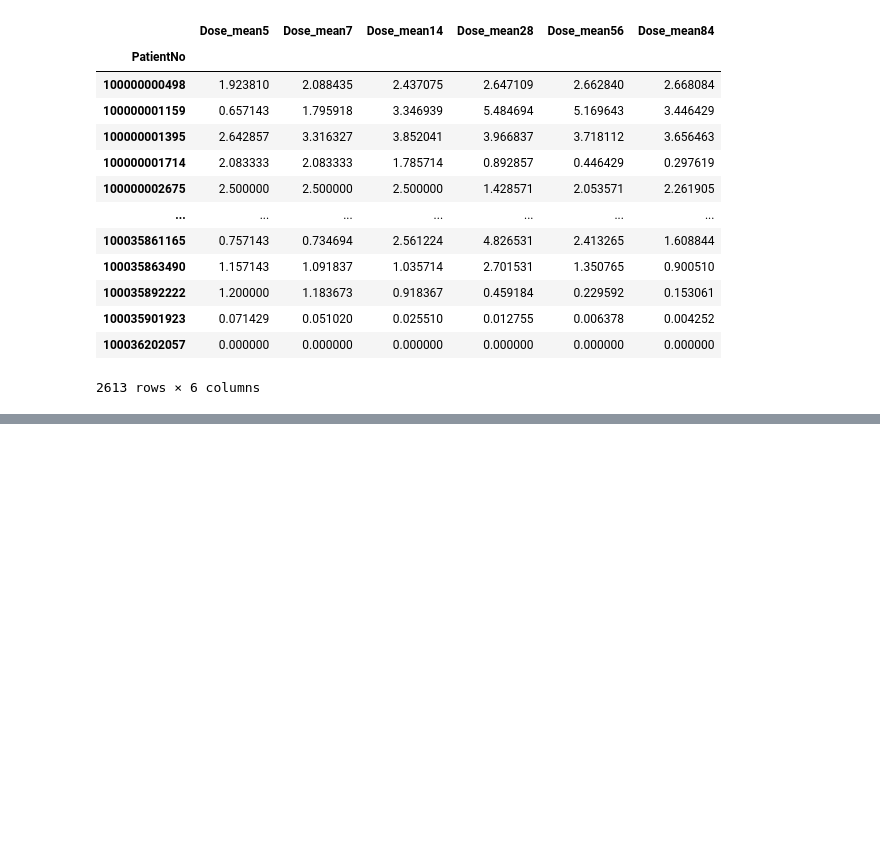
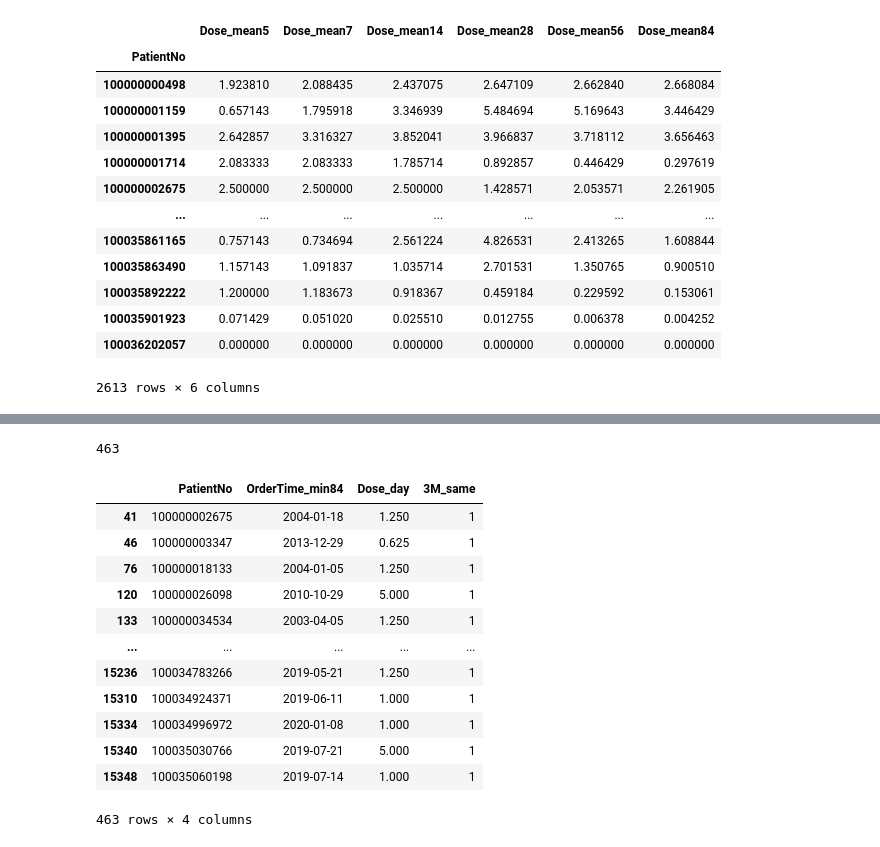
Before and after one commit to ChunWeiPeng/CMUH, a Jupyter notebook: drug_time-0316.ipynb, the cells around one changed output, grey strips where cells are left out. Cells and saved outputs as stored; diff of their text form; code cells hidden in the pictures; blank space fills up the shorter version.

```diff
--- a/drug_time-0316.ipynb
+++ b/drug_time-0316.ipynb
@@ -431,0 +501,5 @@ Dose_all
+# %%
+A = drug_3month[((drug_3month['Dose_diff'] <= 0.2)) & (drug_3month['Dose_diff'] >= -0.2) & (drug_3month['Dose_diff_cumsum'] <= 0.2) & (drug_3month['Dose_diff_cumsum'] >= -0.2) &(drug_3month['Drag_Day_cumsum']>=84)]
+A['Drag_Day_cumsum_min'] = A.groupby(['PatientNo'])['Drag_Day_cumsum'].transform('min')
+AA = A[A['Drag_Day_cumsum_min']==A['Drag_Day_cumsum']]
+AA['3M_same'] = 1
@@ -431,0 +517,5 @@ Dose_all
+# %%
+AA.PatientNo.drop_duplicates().count()
+# AA.to_excel(r'3M.xlsx')
+# %% [output]
+463
@@ -431,0 +524,16 @@ Dose_all
+# %%
+AA[['PatientNo', 'OrderTime_min84', 'Dose_day', '3M_same']]
+# %% [output]
+|  | PatientNo | OrderTime_min84 | Dose_day | 3M_same |
+| 41 | 100000002675 | 2004-01-18 | 1.250 | 1 |
+| 46 | 100000003347 | 2013-12-29 | 0.625 | 1 |
+| 76 | 100000018133 | 2004-01-05 | 1.250 | 1 |
+| 120 | 100000026098 | 2010-10-29 | 5.000 | 1 |
+| 133 | 100000034534 | 2003-04-05 | 1.250 | 1 |
+| ... | ... | ... | ... | ... |
+| 15236 | 100034783266 | 2019-05-21 | 1.250 | 1 |
+| 15310 | 100034924371 | 2019-06-11 | 1.000 | 1 |
+| 15334 | 100034996972 | 2020-01-08 | 1.000 | 1 |
+| 15340 | 100035030766 | 2019-07-21 | 5.000 | 1 |
+| 15348 | 100035060198 | 2019-07-14 | 1.000 | 1 |
+463 rows × 4 columns
```
Also changed, not shown: parts of 11 cells of this notebook, 2 other files.
